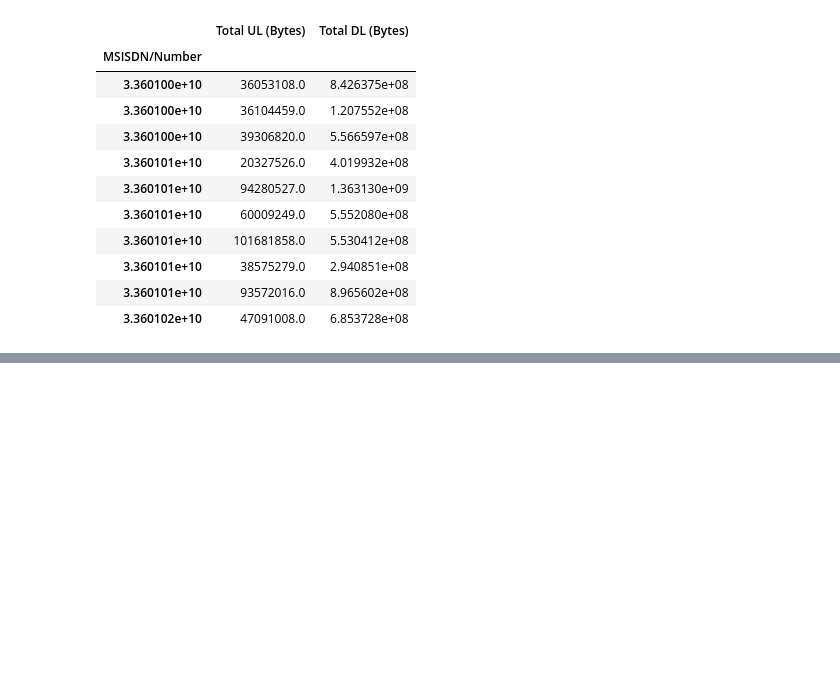
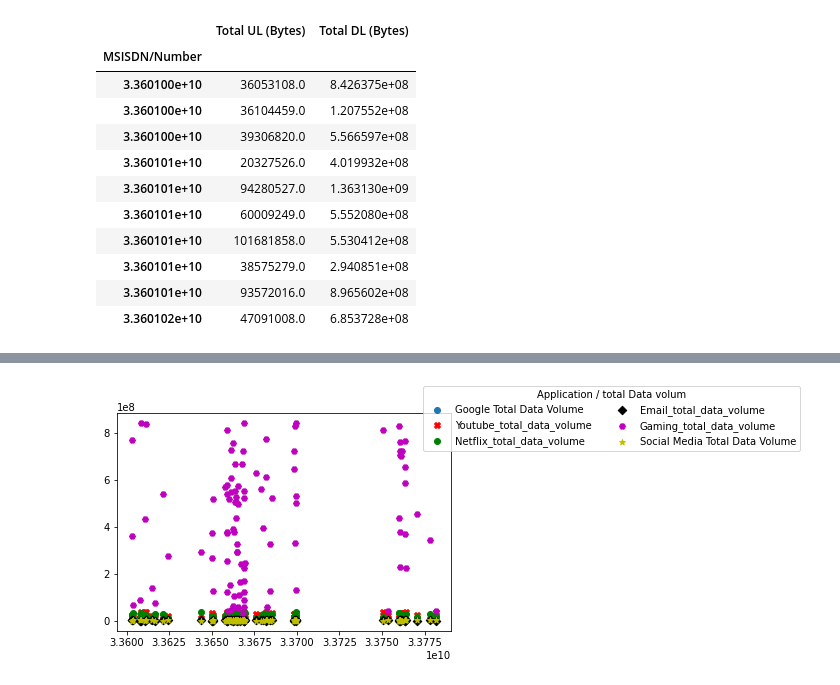
Before and after one commit to miz-ab/10xac_week_one_challenge_1, a Jupyter notebook: notebooks/week_one_challenge_one_task_1.1.ipynb, the cells around one changed output, grey strips where cells are left out. Saved outputs shown, nothing was run; the diff lists cells and outputs as text; code cells hidden in the pictures; blank space fills up the shorter version.

```diff
--- a/notebooks/week_one_challenge_one_task_1.1.ipynb
+++ b/notebooks/week_one_challenge_one_task_1.1.ipynb
@@ -221,0 +309,12 @@ df_clean.head(5)
+# %%
+#visualizing total data volume of each application using scatter plot
+plt.scatter(df_clean['MSISDN/Number'].head(100),df_clean['Google_total_data_volume'].head(100), label='Google Total Data Volume')
+plt.scatter(df_clean['MSISDN/Number'].head(100), df_clean['Youtube_total_data_volume'].head(100), marker='X', c = 'r',label='Youtube_total_data_volume')
+plt.scatter(df_clean['MSISDN/Number'].head(100), df_clean['Netflix_total_data_volume'].head(100), marker='o', c = 'g',label='Netflix_total_data_volume')
+plt.scatter(df_clean['MSISDN/Number'].head(100), df_clean['Email_total_data_volume'].head(100), marker='D', c = 'k',label='Email_total_data_volume')
+plt.scatter(df_clean['MSISDN/Number'].head(100), df_clean['Gaming_total_data_volume'].head(100), marker='H', c = 'm',label='Gaming_total_data_volume')
+plt.scatter(df_clean['MSISDN/Number'].head(100), df_clean['Social Media_data_volume'].head(100), marker='*', c = 'y',label='Social Media Total Data Volume')
+plt.legend(title='Application / total Data volum',loc='upper left',bbox_to_anchor=(0.9, 1.15), ncol=2)
+plt.show()
+# %% [output]
+[figure, added]
```
Also changed, not shown: parts of 12 cells of this notebook.
